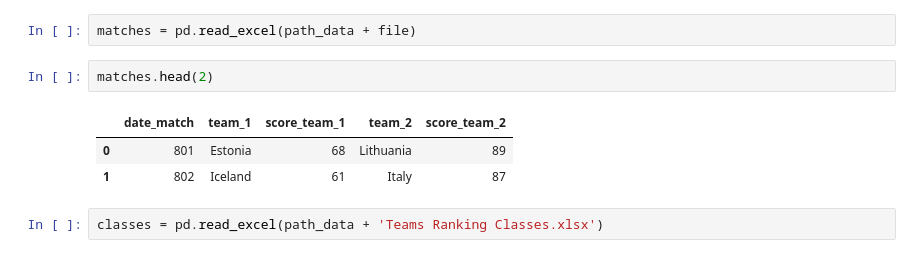
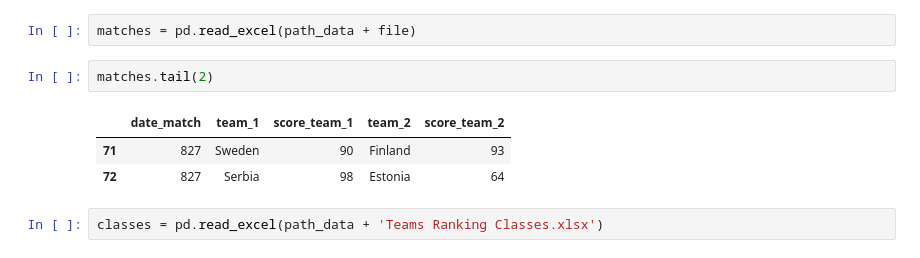
Before and after one commit to CarlosIvan9/eurobasket_predictor, a Jupyter notebook: base_script.ipynb, the cells around one changed output. Cells and saved outputs as stored; diff of their text form.

```diff
--- a/base_script.ipynb
+++ b/base_script.ipynb
@@ -15,11 +15,11 @@ file='Matches.xlsx'
 # %%
 matches = pd.read_excel(path_data + file)
 # %%
-matches.head(2)
+matches.tail(2)
 # %% [output]
 |  | date_match | team_1 | score_team_1 | team_2 | score_team_2 |
-| 0 | 801 | Estonia | 68 | Lithuania | 89 |
-| 1 | 802 | Iceland | 61 | Italy | 87 |
+| 71 | 827 | Sweden | 90 | Finland | 93 |
+| 72 | 827 | Serbia | 98 | Estonia | 64 |
 # %%
 classes = pd.read_excel(path_data + 'Teams Ranking Classes.xlsx')
 # %%
```
Also changed, not shown: parts of 20 cells of this notebook, 5 other files.
